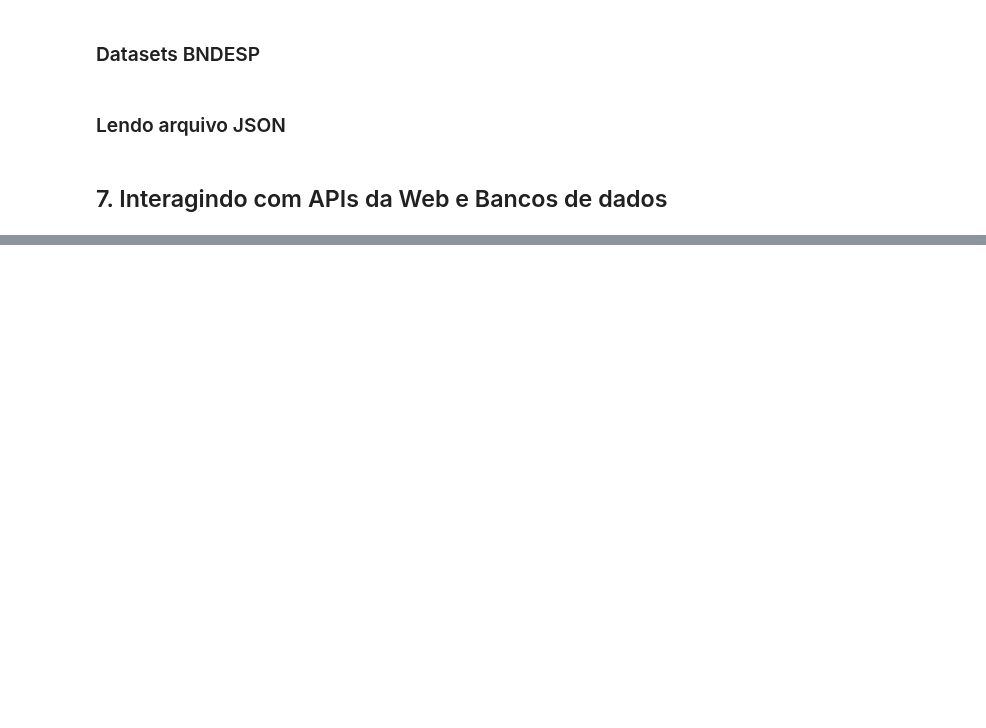
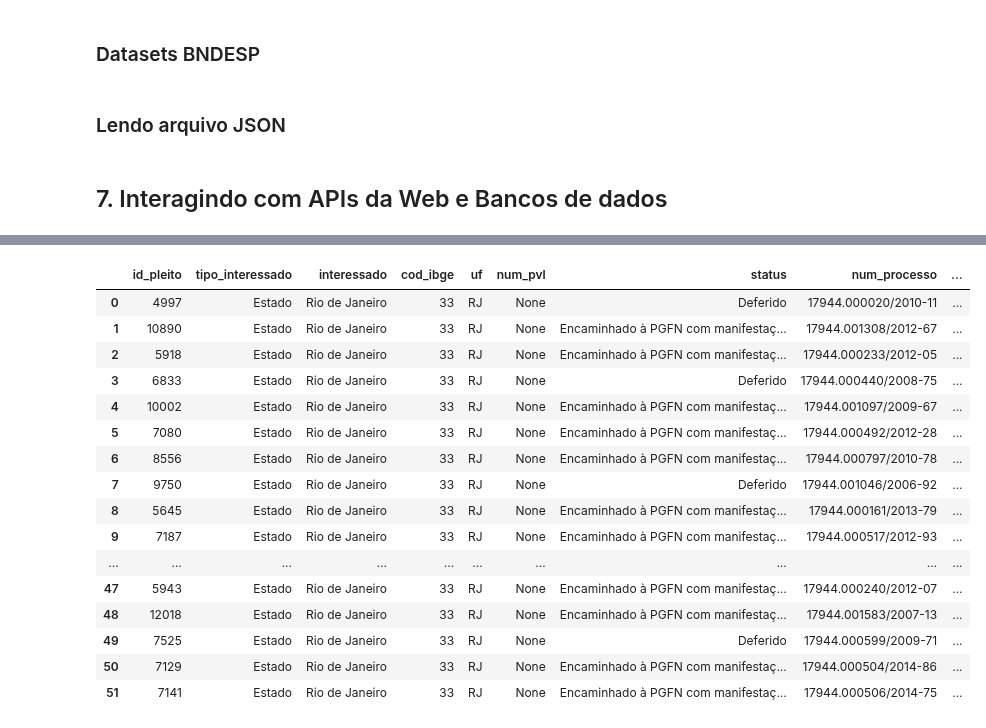
Before and after one commit to RaphaelfsOliveira/DataScience, a Jupyter notebook: EBAC Curso Ciência de Dados/Cientista de Dados/modulo_4_introducao_pandas_e_carga_de_dados.ipynb, the cells around one changed output, grey strips where cells are left out. Drawn from its saved outputs; the diff is of its cells as text; code cells hidden in the pictures; blank space fills up the shorter version.

```diff
--- a/EBAC Curso Ciência de Dados/Cientista de Dados/modulo_4_introducao_pandas_e_carga_de_dados.ipynb
+++ b/EBAC Curso Ciência de Dados/Cientista de Dados/modulo_4_introducao_pandas_e_carga_de_dados.ipynb
@@ -617,3 +615,23 @@ result.status_code
 # %%
 data_json = result.json()
 df = pd.DataFrame(data_json['items'])
+# %%
+df
+# %% [output]
+|  | id_pleito | tipo_interessado | interessado | cod_ibge | uf | num_pvl | status | num_processo | ... |
+| 0 | 4997 | Estado | Rio de Janeiro | 33 | RJ | None | Deferido | 17944.000020/2010-11 | ... |
+| 1 | 10890 | Estado | Rio de Janeiro | 33 | RJ | None | Encaminhado à PGFN com manifestaç... | 17944.001308/2012-67 | ... |
+| 2 | 5918 | Estado | Rio de Janeiro | 33 | RJ | None | Encaminhado à PGFN com manifestaç... | 17944.000233/2012-05 | ... |
+| 3 | 6833 | Estado | Rio de Janeiro | 33 | RJ | None | Deferido | 17944.000440/2008-75 | ... |
+| 4 | 10002 | Estado | Rio de Janeiro | 33 | RJ | None | Encaminhado à PGFN com manifestaç... | 17944.001097/2009-67 | ... |
+| 5 | 7080 | Estado | Rio de Janeiro | 33 | RJ | None | Encaminhado à PGFN com manifestaç... | 17944.000492/2012-28 | ... |
+| 6 | 8556 | Estado | Rio de Janeiro | 33 | RJ | None | Encaminhado à PGFN com manifestaç... | 17944.000797/2010-78 | ... |
+| 7 | 9750 | Estado | Rio de Janeiro | 33 | RJ | None | Deferido | 17944.001046/2006-92 | ... |
+| 8 | 5645 | Estado | Rio de Janeiro | 33 | RJ | None | Encaminhado à PGFN com manifestaç... | 17944.000161/2013-79 | ... |
+| 9 | 7187 | Estado | Rio de Janeiro | 33 | RJ | None | Encaminhado à PGFN com manifestaç... | 17944.000517/2012-93 | ... |
+| ... | ... | ... | ... | ... | ... | ... | ... | ... | ... |
+| 47 | 5943 | Estado | Rio de Janeiro | 33 | RJ | None | Encaminhado à PGFN com manifestaç... | 17944.000240/2012-07 | ... |
+| 48 | 12018 | Estado | Rio de Janeiro | 33 | RJ | None | Encaminhado à PGFN com manifestaç... | 17944.001583/2007-13 | ... |
+| 49 | 7525 | Estado | Rio de Janeiro | 33 | RJ | None | Deferido | 17944.000599/2009-71 | ... |
+| 50 | 7129 | Estado | Rio de Janeiro | 33 | RJ | None | Encaminhado à PGFN com manifestaç... | 17944.000504/2014-86 | ... |
+| 51 | 7141 | Estado | Rio de Janeiro | 33 | RJ | None | Encaminhado à PGFN com manifestaç... | 17944.000506/2014-75 | ... |
```
Also changed, not shown: parts of 1 cell of this notebook.
